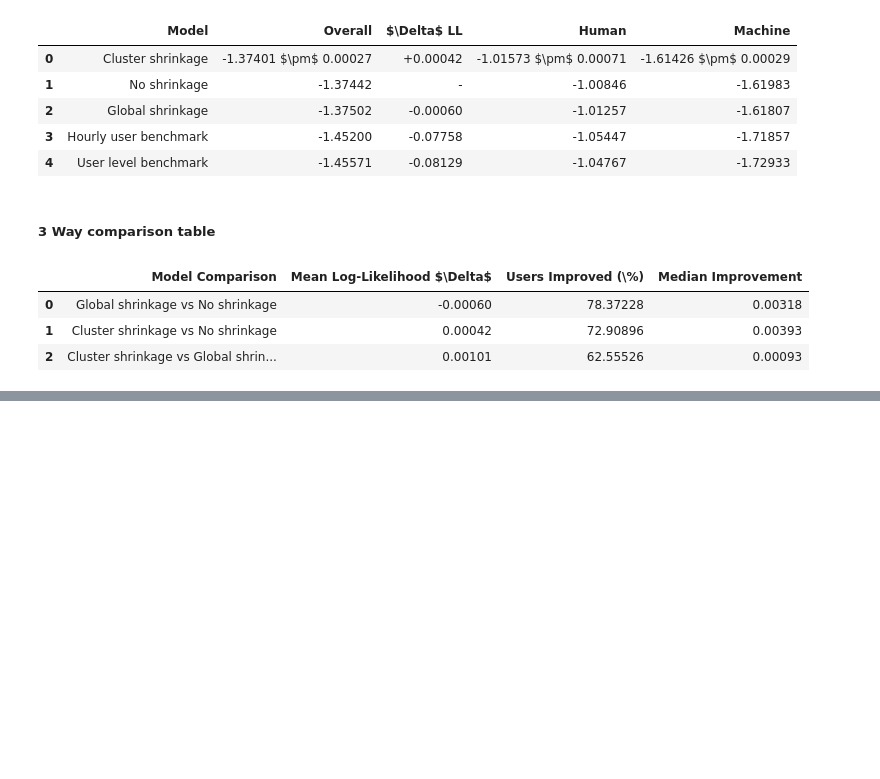
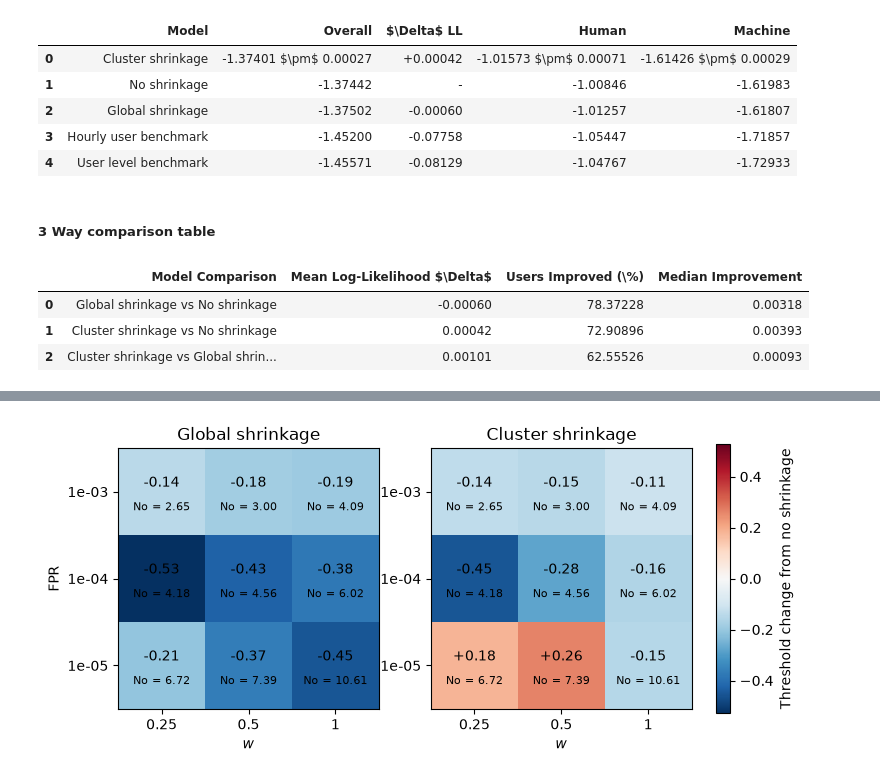
Before and after one commit to adam-broomhead/cybersecurity_thesis, a Jupyter notebook: notebooks/Pipeline_py/203_results_analysis.ipynb, the cells around one changed output, grey strips where cells are left out. Cells and saved outputs as stored; diff of their text form; code cells hidden in the pictures; blank space fills up the shorter version.

```diff
--- a/notebooks/Pipeline_py/203_results_analysis.ipynb
+++ b/notebooks/Pipeline_py/203_results_analysis.ipynb
@@ -463,3 +329,80 @@ cluster_smoothing | files: 100 | seeds: 100 | rows: 4500
 # %%
-float(np.nextafter(np.float32(1.0), np.float32(0.0)))
+import numpy as np
+import matplotlib.pyplot as plt
+
+alert_ws = [0.25, 0.5, 1.0]
+fpr_rates = [1e-3, 1e-4, 1e-5]
+
+models = ['global_smoothing', 'cluster_smoothing']
+
+fig, axes = plt.subplots(1, 2, figsize=(8, 3.5))
+
+# Work out all deltas first so both heatmaps use the same colour scale
+delta_matrices = []
+baseline_matrix = np.zeros((len(fpr_rates), len(alert_ws)))
+
+for row, fpr_rate in enumerate(fpr_rates):
+    for col, alert_w in enumerate(alert_ws):
+        baseline_matrix[row, col] = detection.loc[
+            (detection['experiment_name'] == 'no_smoothing') &
+            (detection['alert_w'] == alert_w) &
+            (detection['fpr_rate'] == fpr_rate),
+            'threshold_mean'
+        ].iloc[0]
+
+for model in models:
+    delta = np.zeros_like(baseline_matrix)
+
+    for row, fpr_rate in enumerate(fpr_rates):
+        for col, alert_w in enumerate(alert_ws):
+            threshold = detection.loc[
+                (detection['experiment_name'] == model) &
+                (detection['alert_w'] == alert_w) &
+                (detection['fpr_rate'] == fpr_rate),
+                'threshold_mean'
+            ].iloc[0]
+
+            delta[row, col] = threshold - baseline_matrix[row, col]
+
+    delta_matrices.append(delta)
+
+vmax = max(np.abs(delta).max() for delta in delta_matrices)
+
+for ax, model, delta in zip(axes, models, delta_matrices):
+    im = ax.imshow(
+        delta,
+        cmap='RdBu_r',
+        vmin=-vmax,
+        vmax=vmax
+    )
+
+    ax.set_title(l.model_labels[model])
+    ax.set_xticks(range(len(alert_ws)), [f'{w:g}' for w in alert_ws])
+    ax.set_yticks(
+        range(len(fpr_rates)),
+        [f'{fpr:.0e}' for fpr in fpr_rates]
+    )
+
+    ax.set_xlabel('$w$')
+
+    for row in range(len(fpr_rates)):
+        for col in range(len(alert_ws)):
+            ax.text(
+                col, row - 0.10,
+                f'{delta[row, col]:+.2f}',
+                ha='center', va='center'
+            )
+            ax.text(
+                col, row + 0.18,
+                f'No = {baseline_matrix[row, col]:.2f}',
+                ha='center', va='center',
+                fontsize=8
+            )
+
+axes[0].set_ylabel('FPR')
+
+cbar = fig.colorbar(im, ax=axes, fraction=0.035, pad=0.04)
+cbar.set_label('Threshold change from no shrinkage')
+
+plt.show()
 # %% [output]
@@ -466,0 +409 @@ float(np.nextafter(np.float32(1.0), np.float32(0.0)))
+[figure, added]
```
Also changed, not shown: parts of 6 cells of this notebook, 10 other files.
